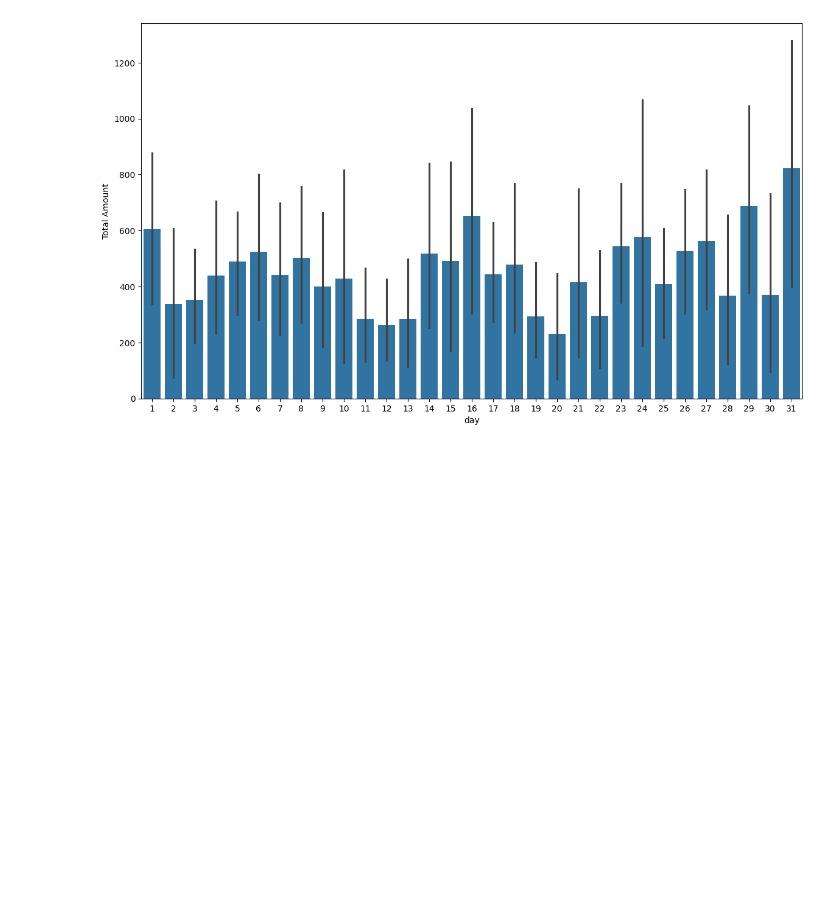
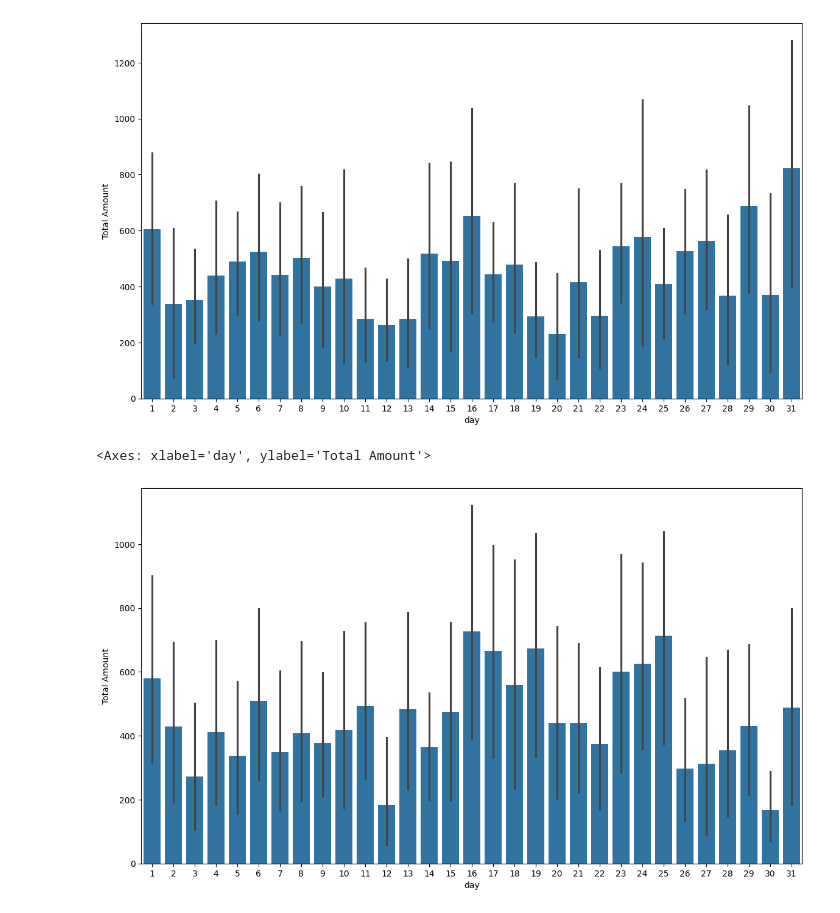
Before and after one commit to msnkr/Retail-Sales-Dataset, a Jupyter notebook: retail_sales.ipynb, the cells around one changed output. Saved outputs shown, nothing was run; the diff lists cells and outputs as text; code cells hidden in the pictures; blank space fills up the shorter version.

```diff
--- a/retail_sales.ipynb
+++ b/retail_sales.ipynb
@@ -61,3 +93,8 @@ Name: Total Amount, dtype: float64
 sns.barplot(data=gender_w, x="day", y="Total Amount")
 # %% [output]
 [figure]
+# %%
+sns.barplot(data=gender_m, x="day", y="Total Amount")
+# %% [output]
+<Axes: xlabel='day', ylabel='Total Amount'>
+[figure, added]
```
Also changed, not shown: parts of 3 cells of this notebook.
